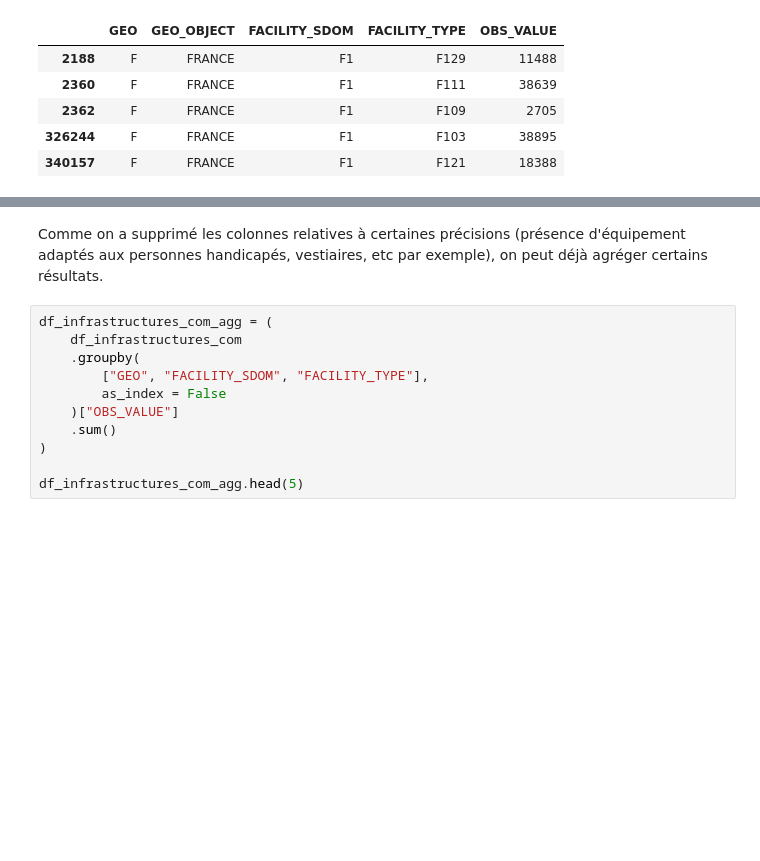
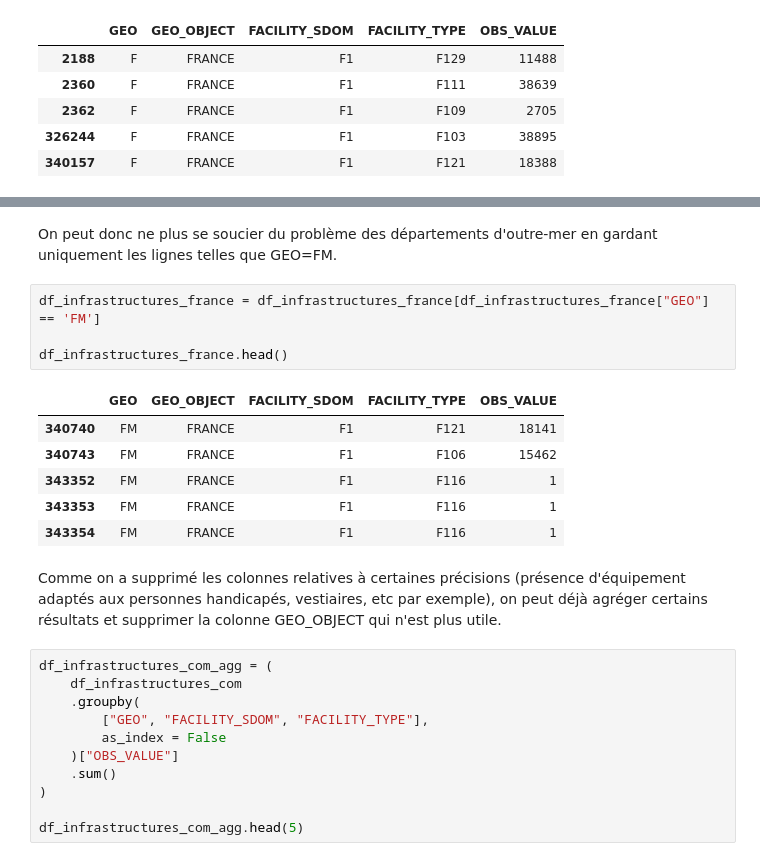
Before and after one commit to heloise1414/Projet-Python-S3, a Jupyter notebook: code/main-clemence v3.ipynb, the cells around one changed output, grey strips where cells are left out. Saved outputs shown, nothing was run; the diff lists cells and outputs as text; blank space fills up the shorter version.

```diff
--- a/code/main-clemence v3.ipynb
+++ b/code/main-clemence v3.ipynb
@@ -817,5 +883,18 @@ df_infrastructures_france.head(5)
+# %% [markdown]
+On peut donc ne plus se soucier du problème des départements d'outre-mer en gardant uniquement les lignes telles que GEO=FM.
+# %%
+df_infrastructures_france = df_infrastructures_france[df_infrastructures_france["GEO"] == 'FM']
+
+df_infrastructures_france.head()
+# %% [output]
+|  | GEO | GEO_OBJECT | FACILITY_SDOM | FACILITY_TYPE | OBS_VALUE |
+| 340740 | FM | FRANCE | F1 | F121 | 18141 |
+| 340743 | FM | FRANCE | F1 | F106 | 15462 |
+| 343352 | FM | FRANCE | F1 | F116 | 1 |
+| 343353 | FM | FRANCE | F1 | F116 | 1 |
+| 343354 | FM | FRANCE | F1 | F116 | 1 |
 # %% [markdown]
-Comme on a supprimé les colonnes relatives à certaines précisions (présence d'équipement adaptés aux personnes handicapés, vestiaires, etc par exemple), on peut déjà agréger certains résultats.
+Comme on a supprimé les colonnes relatives à certaines précisions (présence d'équipement adaptés aux personnes handicapés, vestiaires, etc par exemple), on peut déjà agréger certains résultats et supprimer la colonne GEO_OBJECT qui n'est plus utile.
 # %%
 df_infrastructures_com_agg = (
     df_infrastructures_com
```
Also changed, not shown: parts of 17 cells of this notebook.
